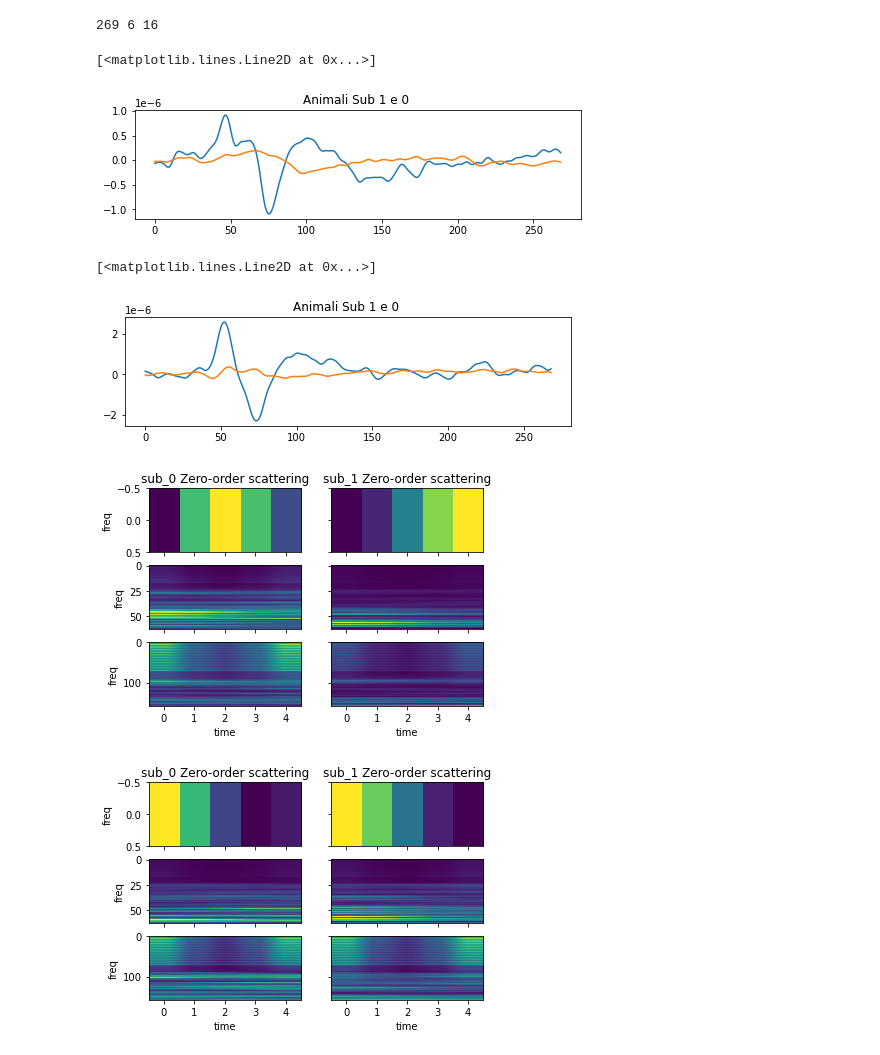
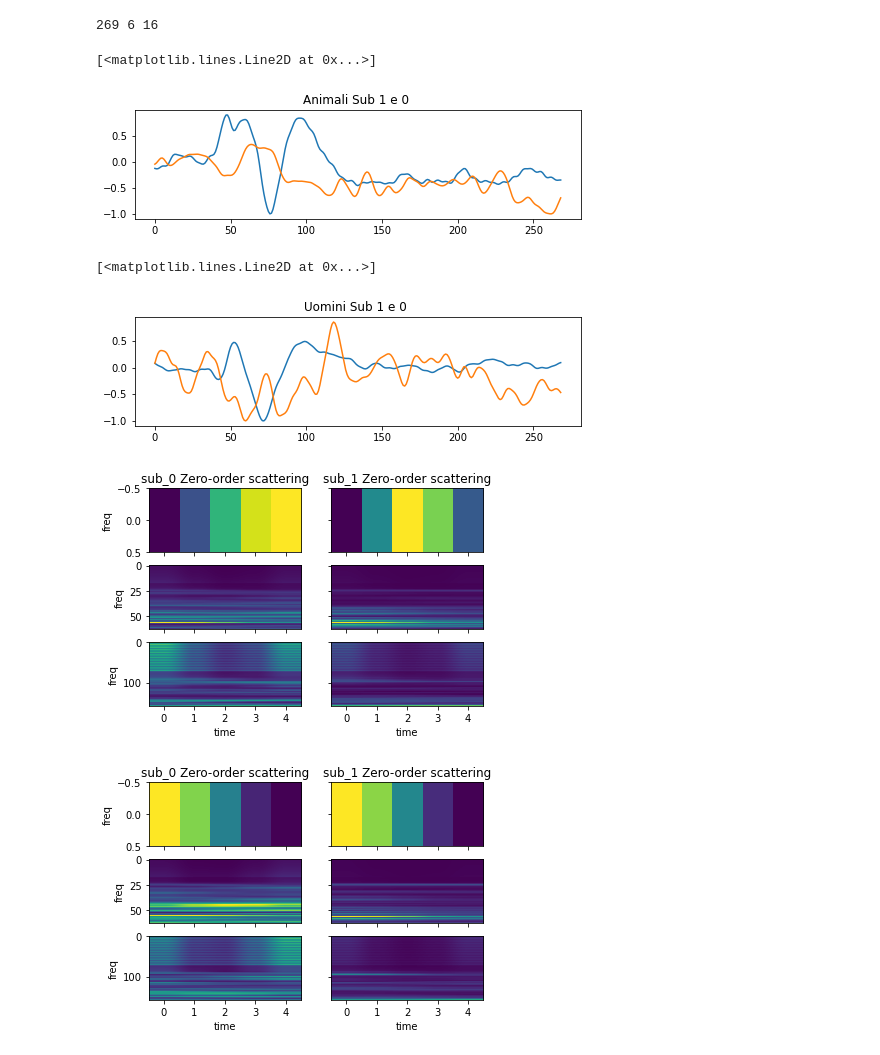
Before and after one commit to Diego41ITA/EEG-analysis, a Jupyter notebook: Read ERP_prova_wavelet.ipynb, the cells around one changed output. Saved outputs shown, nothing was run; the diff lists cells and outputs as text; code cells hidden in the pictures.

Commit message:
Notebook dataset totale

```diff
--- a/Read ERP_prova_wavelet.ipynb
+++ b/Read ERP_prova_wavelet.ipynb
@@ -5,3 +9,3 @@ import numpy as np
 # %%
-data=pd.read_csv('D:\REPO_progetto\TesiBiomedica\ERP_SUB',header=None)
+data=pd.read_csv(r'E:\necst\notebook\Epochs_pulite\ERP_SUB',header=None)
 # %%
@@ -76,15 +114,15 @@ plt.title('Animali Sub 1 e 0 ')
 plt.plot(Animali[1])
 # %% [output]
 [<matplotlib.lines.Line2D at 0x...>]
-[figure, old version]
+[figure, new version]
 # %%
 plt.figure(figsize=(8, 2))
 plt.plot(Uomini[0])
-plt.title('Animali Sub 1 e 0 ')
+plt.title('Uomini Sub 1 e 0 ')
 plt.plot(Uomini[1])
 # %% [output]
 [<matplotlib.lines.Line2D at 0x...>]
-[figure, old version]
+[figure, new version]
 # %%
 fig, axs = plt.subplots(3, 2)
 axs[0, 0].imshow(S_Uomini[0][order0], aspect='auto')
@@ -109,7 +147,7 @@ for ax in axs.flat:
 for ax in axs.flat:
     ax.label_outer()
 # %% [output]
-[figure, old version]
+[figure, new version]
 # %%
 fig, axs = plt.subplots(3, 2)
 axs[0, 0].imshow(S_Animali[0][order0], aspect='auto')
@@ -134,4 +172,4 @@ for ax in axs.flat:
 for ax in axs.flat:
     ax.label_outer()
 # %% [output]
-[figure, old version]
+[figure, new version]
```
Also changed, not shown: parts of 6 cells of this notebook, 2 other files.
